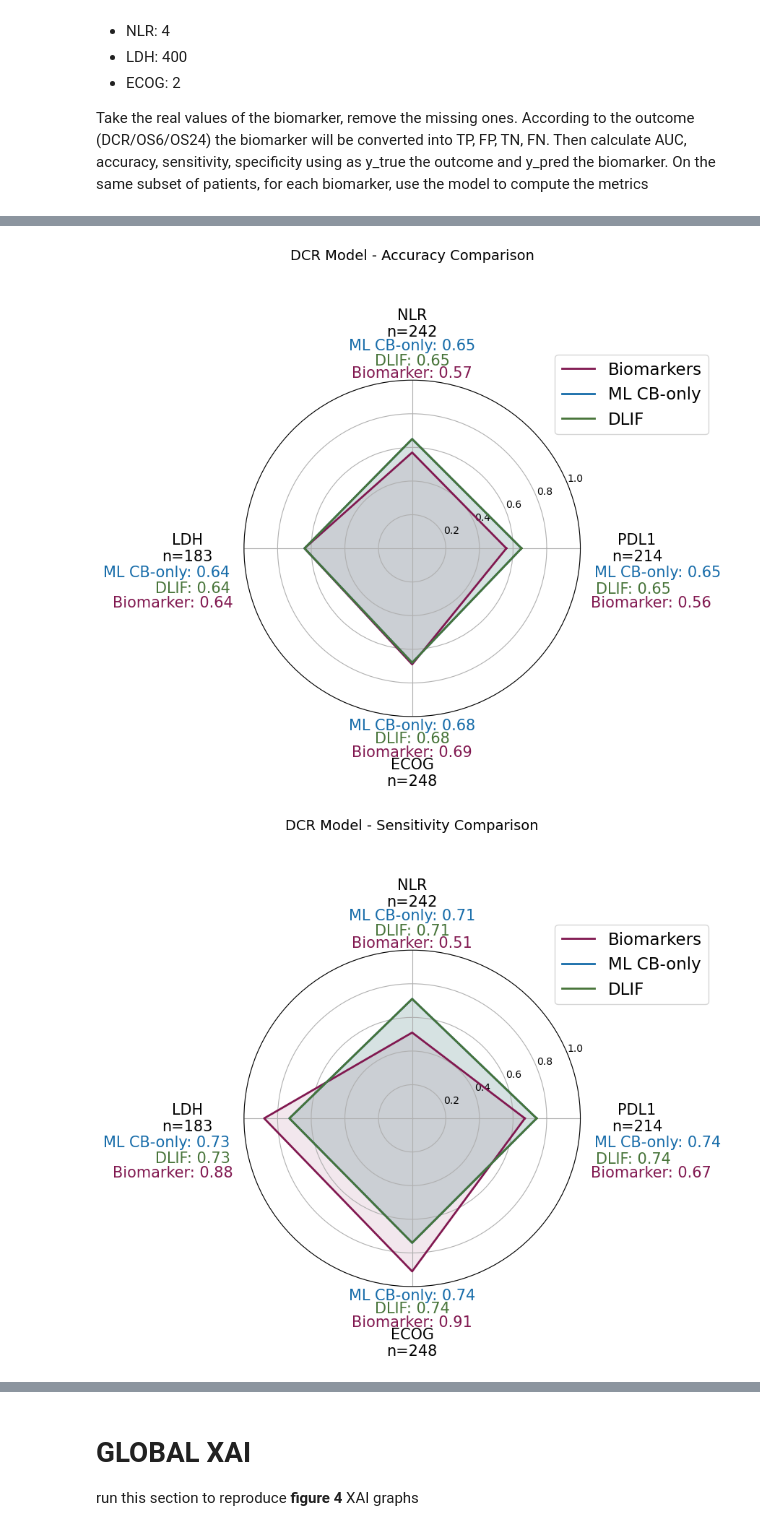
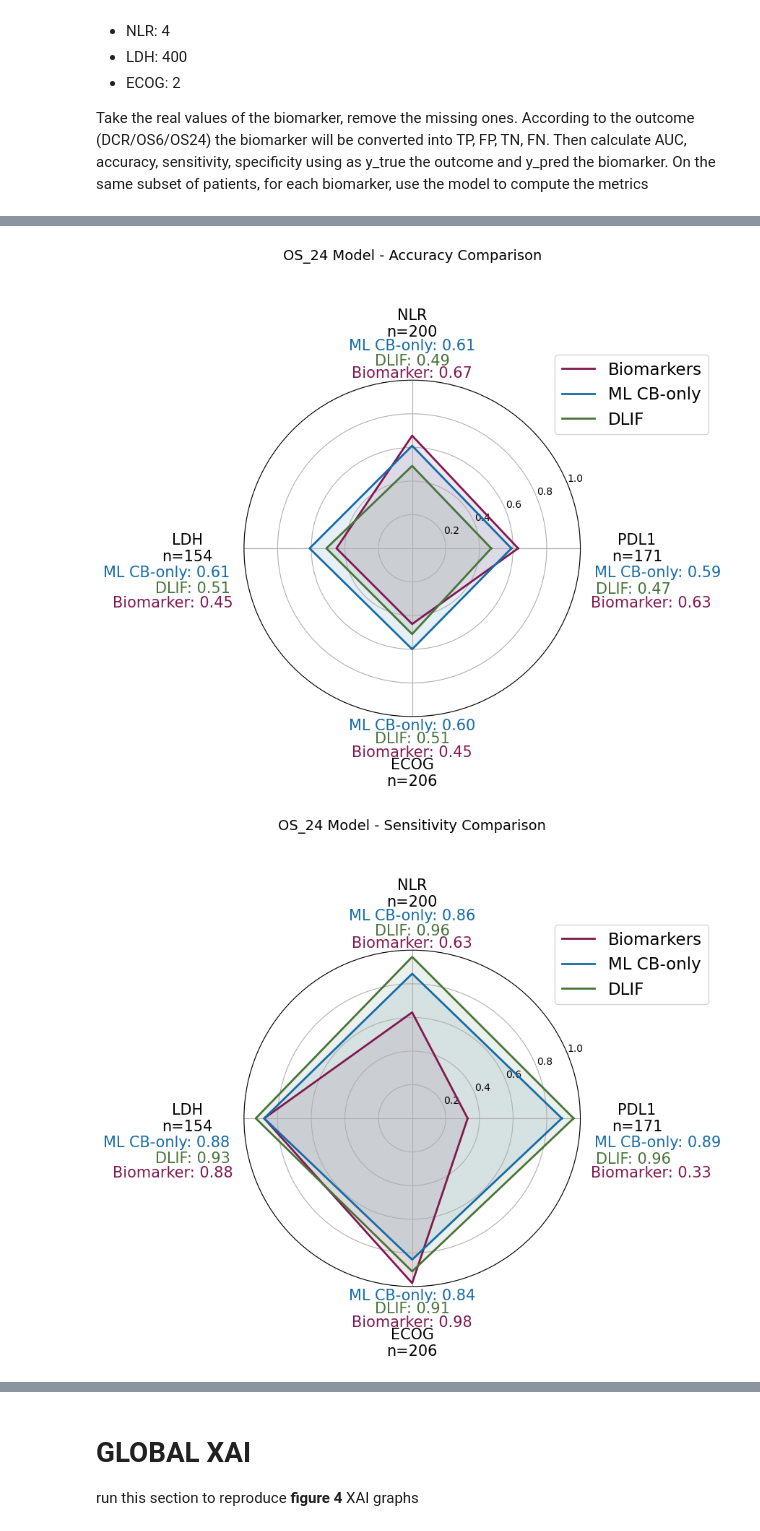
Before and after one commit to CostanzaSiniscalchi/I3LUNG_PDSS, a Jupyter notebook: graphs_classification.ipynb, the cells around one changed output, grey strips where cells are left out. Drawn from its saved outputs; the diff is of its cells as text; code cells hidden in the pictures.

```diff
--- a/graphs_classification.ipynb
+++ b/graphs_classification.ipynb
@@ -91,7 +109,7 @@ According to the outcome (DCR/OS6/OS24) the biomarker will be converted into TP,
 Then calculate AUC, accuracy, sensitivity, specificity using as y_true the outcome and y_pred the biomarker.
 On the same subset of patients, for each biomarker, use the model to compute the metrics
 # %%
-outcome = 'DCR' # OS_24 or 'OS_6' or 'DCR'
+outcome = 'OS_24' # OS_24 or 'OS_6' or 'DCR'
 modality = 'RWD'
 # %%
 rwd = pd.read_csv('data/rwd.csv')
@@ -312,7 +330,7 @@ modality = 'RWD'
 outcome_dlif = outcome_to_dlif(outcome)
 modality_dlif = map_mlef_to_dlif_modality(modality)
 
-use_preds = False
+use_preds = True
 
 if use_preds:
     predictions_df = pd.read_parquet(f'dlif_pipeline/preds/{outcome_dlif}/classification/standard/{modality_dlif}/predictions.parquet')
@@ -577,29 +596,6 @@ dlif_scores = {
 }
 
 p_values_dl = [float(delong_df_dl[delong_df_dl['Biomarker'] == biomarker]['P_value'].values[0]) for biomarker in [pdl1, 'NLR', 'LDH', 'ECOG']]  # DLIF p-values
-# %%
-dlif_scores = {
-  'PDL1': {'AUC': 0.68,
-  'Accuracy': 0.65,
-  'Sensitivity': 0.74,
-  'Specificity': 0.52,
-  'n.patients': 214},
- 'NLR': {'AUC': 0.65,
-  'Accuracy': 0.65,
-  'Sensitivity': 0.71,
-  'Specificity': 0.55,
-  'n.patients': 242},
- 'LDH': {'AUC': 0.65,
-  'Accuracy': 0.64,
-  'Sensitivity': 0.73,
-  'Specificity': 0.53,
-  'n.patients': 183},
- 'ECOG': {'AUC': 0.60,
-  'Accuracy': 0.68,
-  'Sensitivity': 0.74,
-  'Specificity': 0.58,
-  'n.patients': 248}
-}
 # %%
 biomarkers = ['PDL1', 'NLR', 'LDH', 'ECOG']
 
@@ -609,7 +605,7 @@ plot_radar_charts(
     model_scores=mlef_model_scores,
     dl_scores=dlif_scores,
     p_values_ml=p_values_mlef,
-    p_values_dl=p_values_mlef,
+    p_values_dl=p_values_dl,
     size=size,
     biomarkers=biomarkers,
     metrics=metrics,
@@ -620,2 +616,2 @@ plot_radar_charts(
-[figure, old version]
+[figure, new version]
-[figure, old version]
+[figure, new version]
```
Also changed, not shown: parts of 15 cells of this notebook.
